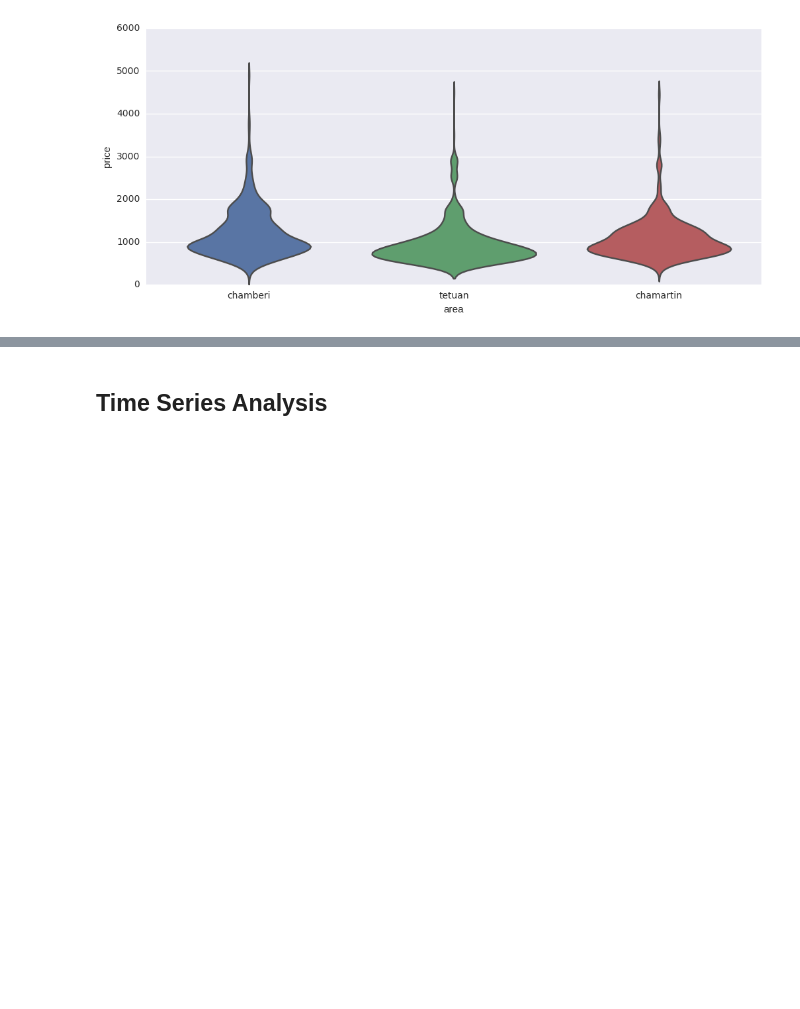
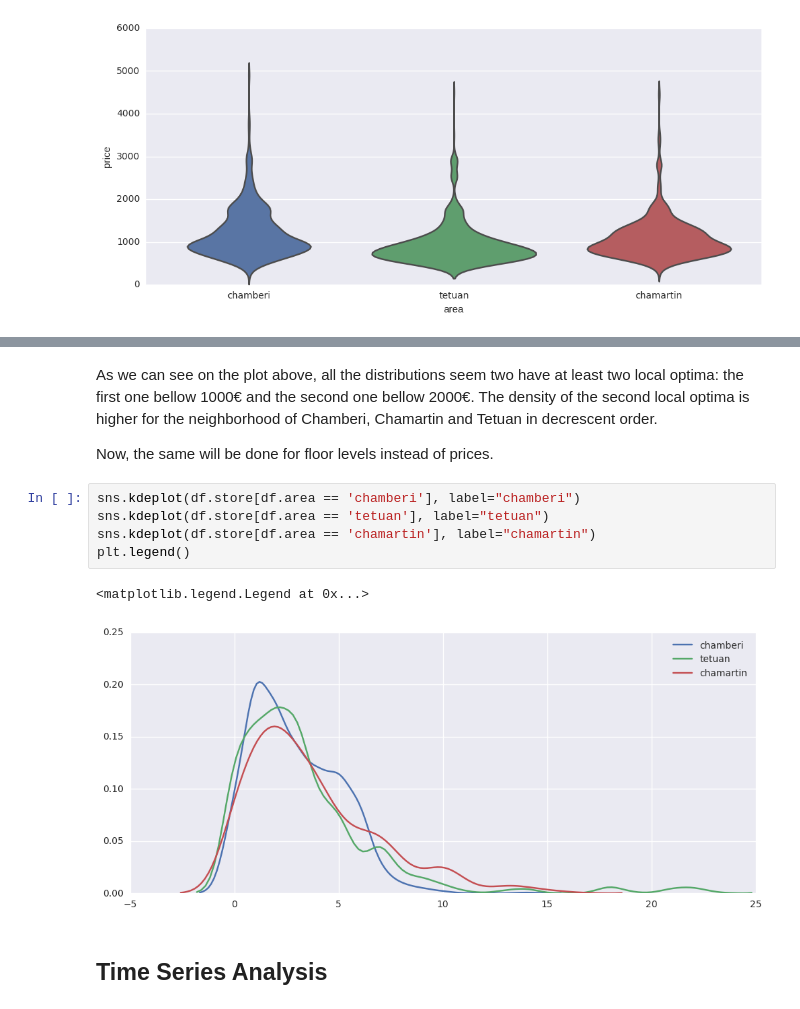
Before and after one commit to bertop89/jupyter-notebooks, a Jupyter notebook: madrid-rental-market-analysis/flats.ipynb, the cells around one changed output, grey strips where cells are left out. Saved outputs shown, nothing was run; the diff lists cells and outputs as text; blank space fills up the shorter version.

```diff
--- a/madrid-rental-market-analysis/flats.ipynb
+++ b/madrid-rental-market-analysis/flats.ipynb
@@ -91,3 +109,15 @@ sns.violinplot(x="area", y="price", data=df, inner=None)
+# %% [markdown]
+As we can see on the plot above, all the distributions seem two have at least two local optima: the first one bellow 1000€ and the second one bellow 2000€. The density of the second local optima is higher for the neighborhood of Chamberi, Chamartin and Tetuan in decrescent order.
+
+Now, the same will be done for floor levels instead of prices.
+# %%
+sns.kdeplot(df.store[df.area == 'chamberi'], label="chamberi")
+sns.kdeplot(df.store[df.area == 'tetuan'], label="tetuan")
+sns.kdeplot(df.store[df.area == 'chamartin'], label="chamartin")
+plt.legend()
+# %% [output]
+<matplotlib.legend.Legend at 0x...>
+[figure, added]
 # %% [markdown]
 ## Time Series Analysis
 # %% [markdown]
```
Also changed, not shown: parts of 7 cells of this notebook.
